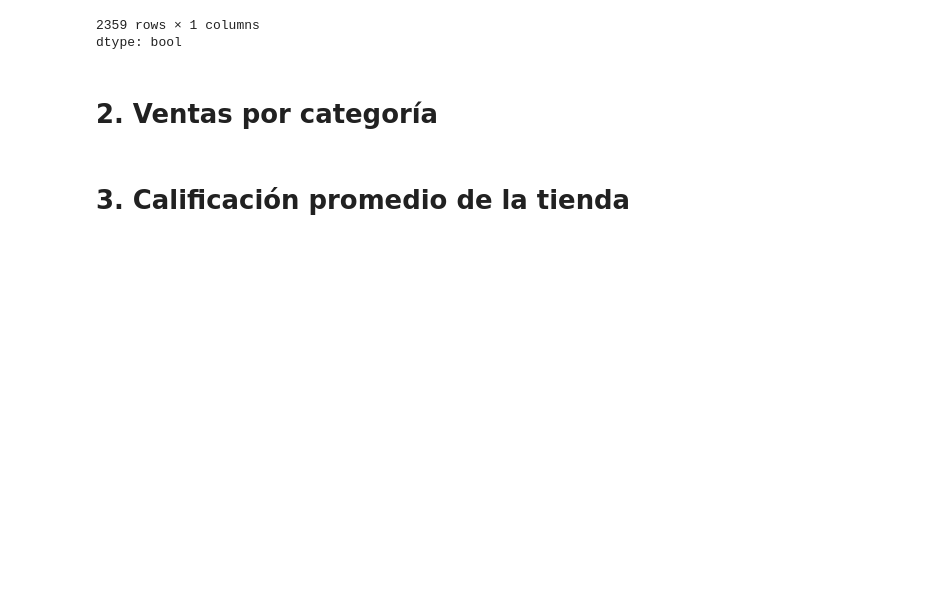
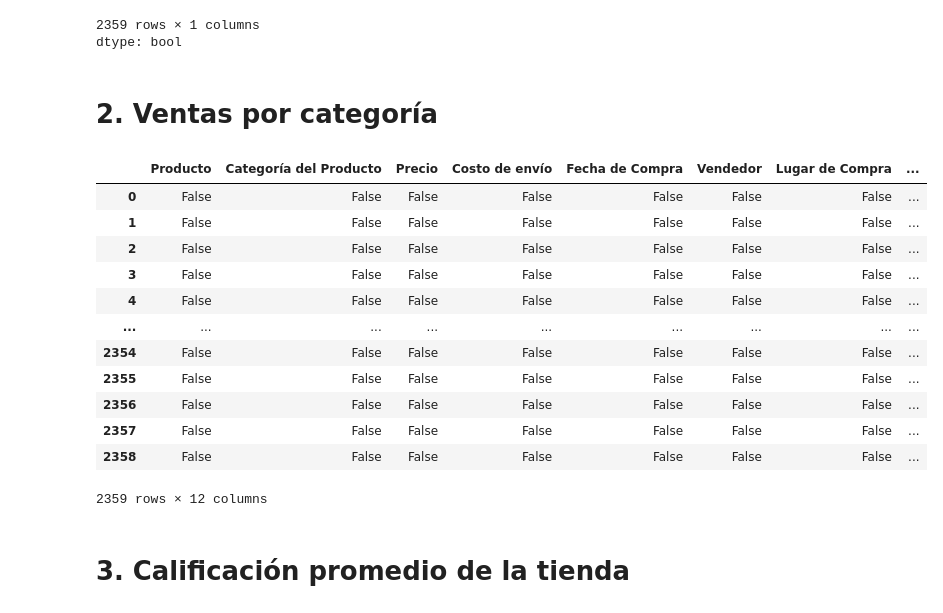
Before and after one commit to luiska147/allure-store-challenge, a Jupyter notebook: AluraStoreLatam.ipynb, the cells around one changed output. Cells and saved outputs as stored; diff of their text form; code cells hidden in the pictures; blank space fills up the shorter version.

```diff
--- a/AluraStoreLatam.ipynb
+++ b/AluraStoreLatam.ipynb
@@ -67,6 +67,22 @@ tienda["Precio"].isna()
 dtype: bool
 # %% [markdown]
 # 2. Ventas por categoría
+# %%
+tienda.isnull()
+# %% [output]
+|  | Producto | Categoría del Producto | Precio | Costo de envío | Fecha de Compra | Vendedor | Lugar de Compra | ... |
+| 0 | False | False | False | False | False | False | False | ... |
+| 1 | False | False | False | False | False | False | False | ... |
+| 2 | False | False | False | False | False | False | False | ... |
+| 3 | False | False | False | False | False | False | False | ... |
+| 4 | False | False | False | False | False | False | False | ... |
+| ... | ... | ... | ... | ... | ... | ... | ... | ... |
+| 2354 | False | False | False | False | False | False | False | ... |
+| 2355 | False | False | False | False | False | False | False | ... |
+| 2356 | False | False | False | False | False | False | False | ... |
+| 2357 | False | False | False | False | False | False | False | ... |
+| 2358 | False | False | False | False | False | False | False | ... |
+2359 rows × 12 columns
 # %% [markdown]
 # 3. Calificación promedio de la tienda
 # %% [markdown]
```
